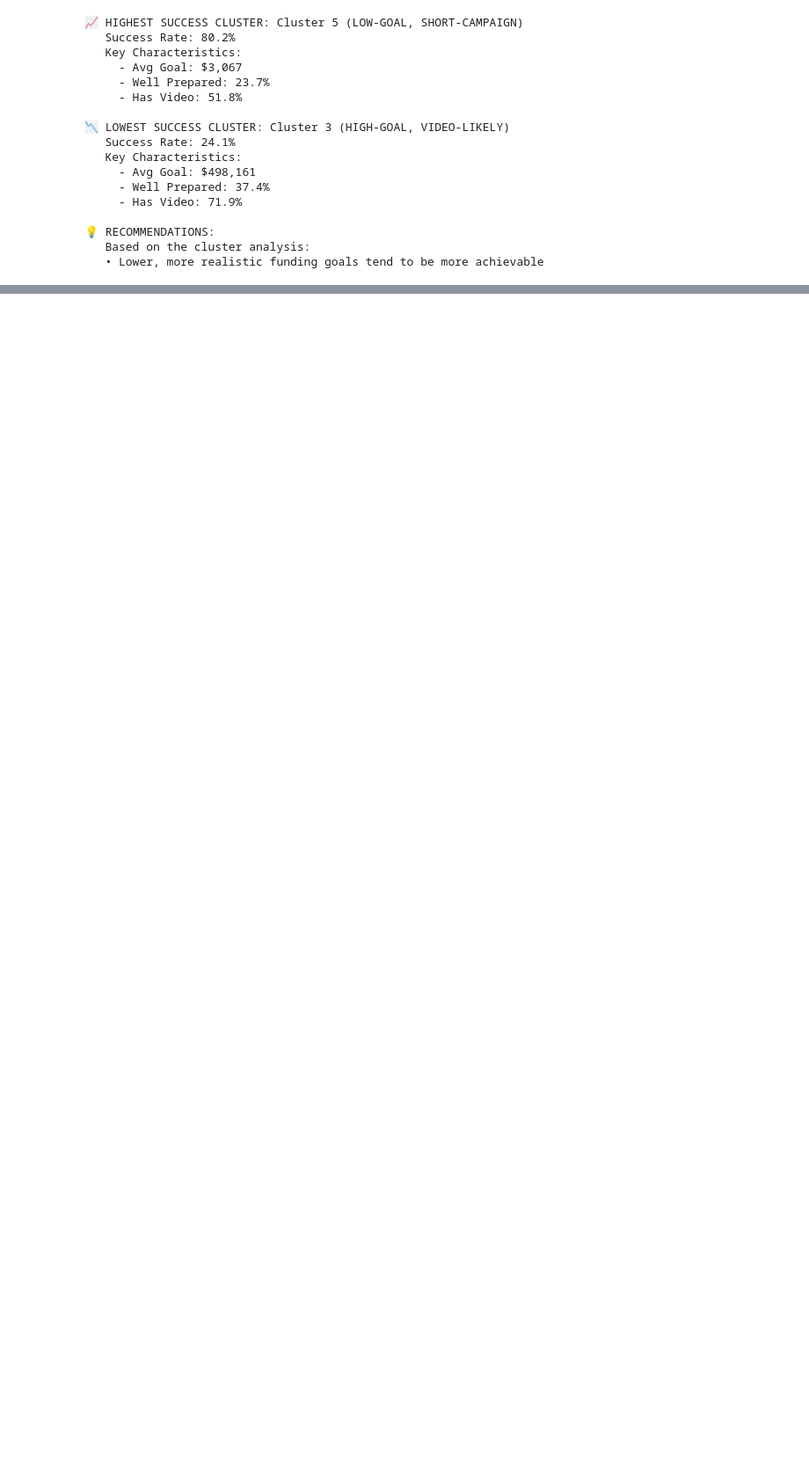
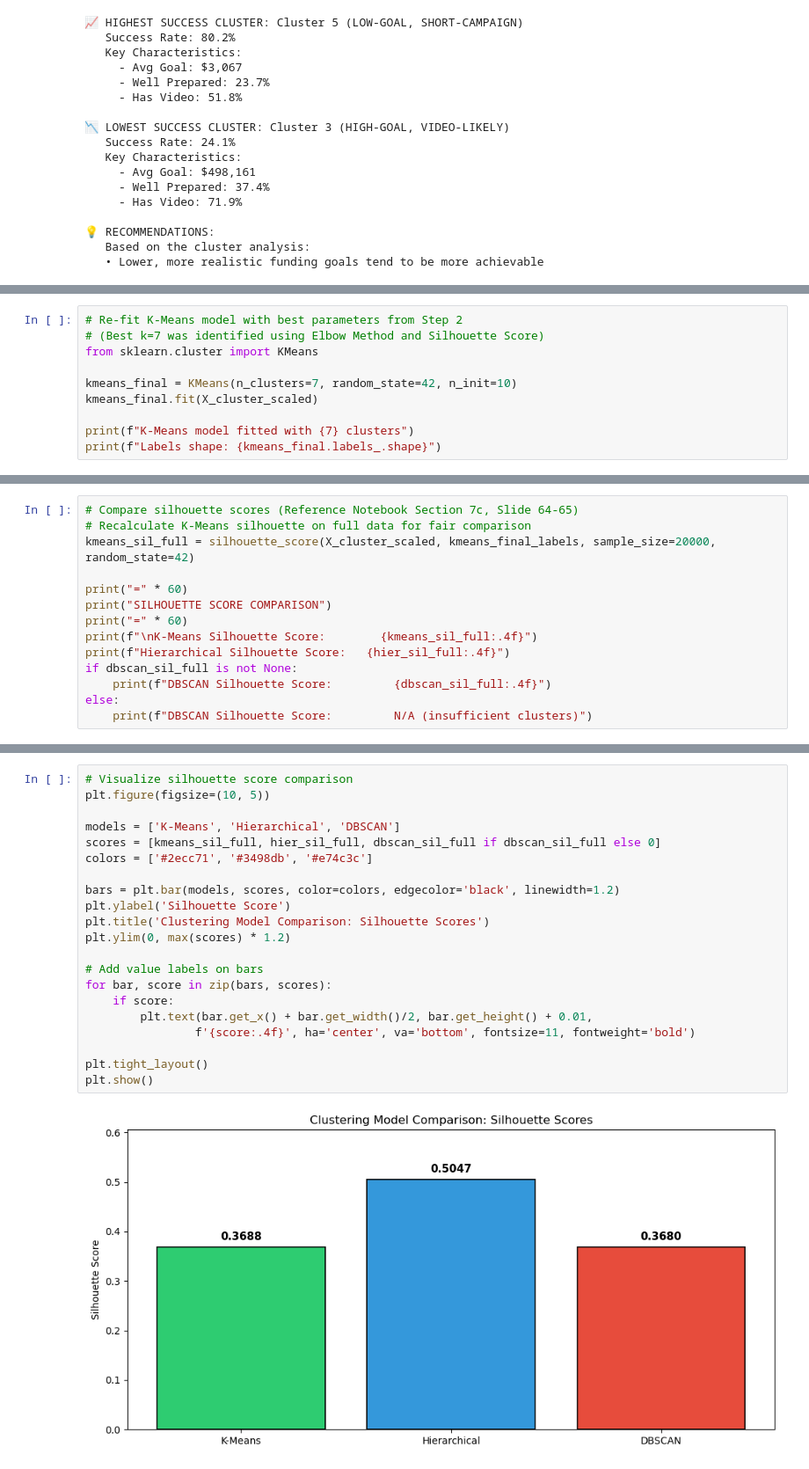
Before and after one commit to rafachan3/kickstarter-prediction, a Jupyter notebook: kickstarter-prediction.ipynb, the cells around one changed output, grey strips where cells are left out. Shown: that part at 88% size. Cells and saved outputs as stored; diff of their text form; blank space fills up the shorter version.

```diff
--- a/kickstarter-prediction.ipynb
+++ b/kickstarter-prediction.ipynb
@@ -1411,0 +1777,10 @@ else:
+# %%
+# Re-fit K-Means model with best parameters from Step 2
+# (Best k=7 was identified using Elbow Method and Silhouette Score)
+from sklearn.cluster import KMeans
+
+kmeans_final = KMeans(n_clusters=7, random_state=42, n_init=10)
+kmeans_final.fit(X_cluster_scaled)
+
+print(f"K-Means model fitted with {7} clusters")
+print(f"Labels shape: {kmeans_final.labels_.shape}")
@@ -1411,0 +1850,14 @@ else:
+# %%
+# Compare silhouette scores (Reference Notebook Section 7c, Slide 64-65)
+# Recalculate K-Means silhouette on full data for fair comparison
+kmeans_sil_full = silhouette_score(X_cluster_scaled, kmeans_final_labels, sample_size=20000, random_state=42)
+
+print("=" * 60)
+print("SILHOUETTE SCORE COMPARISON")
+print("=" * 60)
+print(f"\nK-Means Silhouette Score:        {kmeans_sil_full:.4f}")
+print(f"Hierarchical Silhouette Score:   {hier_sil_full:.4f}")
+if dbscan_sil_full is not None:
+    print(f"DBSCAN Silhouette Score:         {dbscan_sil_full:.4f}")
+else:
+    print(f"DBSCAN Silhouette Score:         N/A (insufficient clusters)")
@@ -1411,0 +1911,23 @@ else:
+# %%
+# Visualize silhouette score comparison
+plt.figure(figsize=(10, 5))
+
+models = ['K-Means', 'Hierarchical', 'DBSCAN']
+scores = [kmeans_sil_full, hier_sil_full, dbscan_sil_full if dbscan_sil_full else 0]
+colors = ['#2ecc71', '#3498db', '#e74c3c']
+
+bars = plt.bar(models, scores, color=colors, edgecolor='black', linewidth=1.2)
+plt.ylabel('Silhouette Score')
+plt.title('Clustering Model Comparison: Silhouette Scores')
+plt.ylim(0, max(scores) * 1.2)
+
+# Add value labels on bars
+for bar, score in zip(bars, scores):
+    if score:
+        plt.text(bar.get_x() + bar.get_width()/2, bar.get_height() + 0.01,
+                f'{score:.4f}', ha='center', va='bottom', fontsize=11, fontweight='bold')
+
+plt.tight_layout()
+plt.show()
+# %% [output]
+[figure, added]
```
Also changed, not shown: parts of 48 cells of this notebook.
